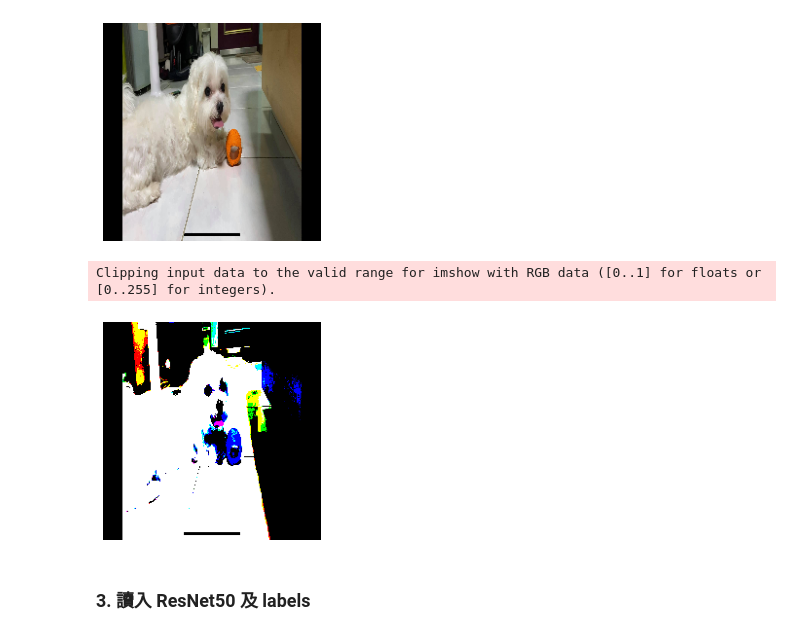
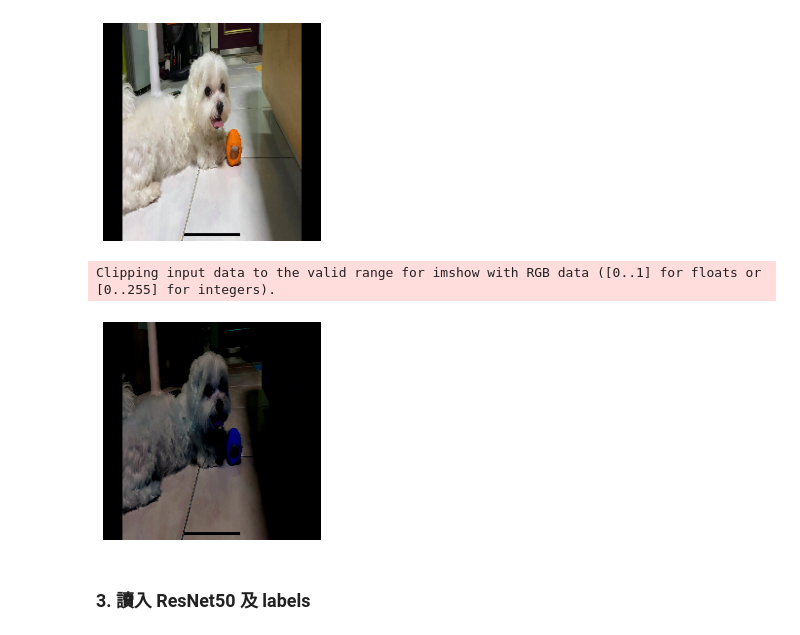
Before and after one commit to yenlung/Python-AI-Book, a Jupyter notebook: 冒險17_Cooper_真的是馬爾濟斯嗎？使用名門_CNN_幫助辨識！.ipynb, the cells around one changed output. Cells and saved outputs as stored; diff of their text form; code cells hidden in the pictures.

```diff
--- a/冒險17_Cooper_真的是馬爾濟斯嗎？使用名門_CNN_幫助辨識！.ipynb
+++ b/冒險17_Cooper_真的是馬爾濟斯嗎？使用名門_CNN_幫助辨識！.ipynb
@@ -59,9 +59,9 @@ cooper = os.listdir(thedir)
 ### 2. 讀入一隻 Cooper 試試
 # %%
 img = load_img(thedir + cooper[2], target_size = (224, 224))
-img_arr = np.array(img)
+img_arr = img_to_array(img)
 plt.axis('off')
-plt.imshow(img_arr);
+plt.imshow(img_arr/255);
 # %% [output]
 [figure]
 # %%
@@ -70,10 +70,10 @@ x = img_arr.reshape(1, 224, 224, 3)
 inp = preprocess_input(x)
 # %%
 plt.axis('off')
-plt.imshow(inp.reshape(224,224,3));
+plt.imshow(inp.reshape(224,224,3)/255);
 # %% [output]
 Clipping input data to the valid range for imshow with RGB data ([0..1] for floats or [0..255] for integers).
-[figure, old version]
+[figure, new version]
 # %% [markdown]
 ### 3. 讀入 ResNet50 及 labels
 # %%
```
Also changed, not shown: parts of 3 cells of this notebook.
